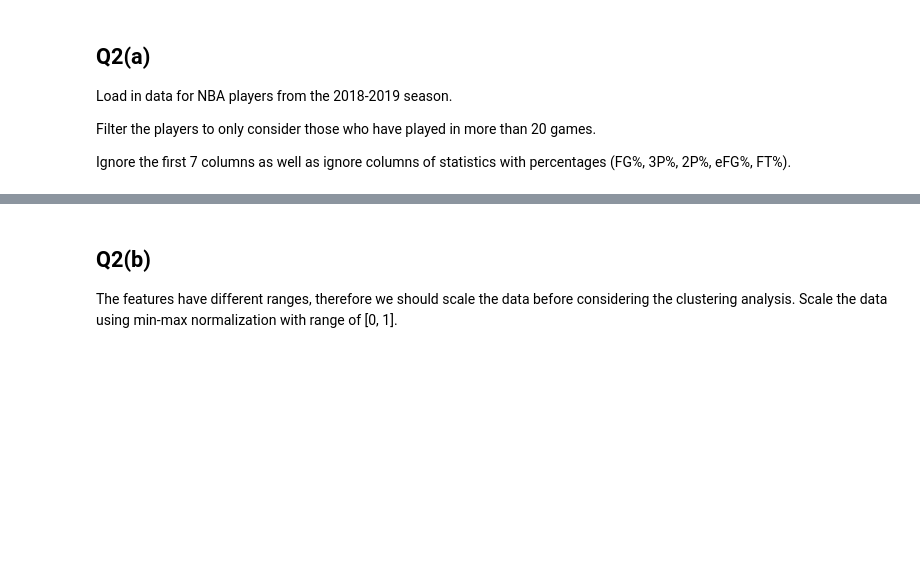
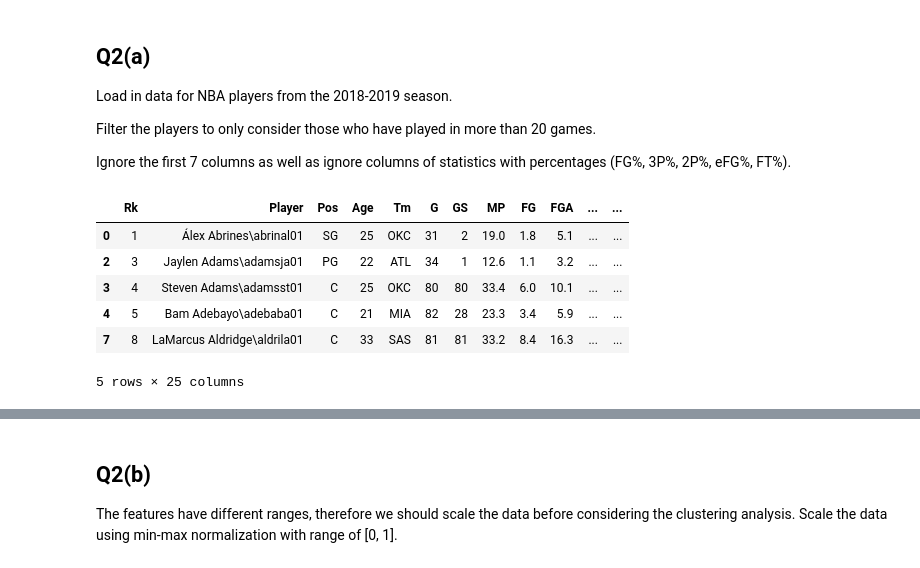
Before and after one commit to Spades5665/MTUClasses, a Jupyter notebook: CS4821-DataMining/a4/a4.ipynb, the cells around one changed output, grey strips where cells are left out. Saved outputs shown, nothing was run; the diff lists cells and outputs as text; code cells hidden in the pictures; blank space fills up the shorter version.

```diff
--- a/CS4821-DataMining/a4/a4.ipynb
+++ b/CS4821-DataMining/a4/a4.ipynb
@@ -280,12 +471,24 @@ Filter the players to only consider those who have played in more than 20 games.
 
 Ignore the first 7 columns as well as ignore columns of statistics with percentages (FG%, 3P%, 2P%, eFG%, FT%).
 # %%
-# Load in data and filter out requested rows and columns.
+# Load in data and filter out requested rows and columns
+nba = pd.read_csv("data/nba18-19.csv")
 
-nba = ...
+# Filter players who have played in more than 20 games
+nba = nba[nba['G'] > 20]
 
-
+# Ignore the first 7 columns and columns with percentages
+columns_to_ignore = ['FG%', '3P%', '2P%', 'eFG%', 'FT%']
+nba = nba.drop(columns=columns_to_ignore)
 
 nba.head()
+# %% [output]
+|  | Rk | Player | Pos | Age | Tm | G | GS | MP | FG | FGA | ... | ... |
+| 0 | 1 | Álex Abrines\abrinal01 | SG | 25 | OKC | 31 | 2 | 19.0 | 1.8 | 5.1 | ... | ... |
+| 2 | 3 | Jaylen Adams\adamsja01 | PG | 22 | ATL | 34 | 1 | 12.6 | 1.1 | 3.2 | ... | ... |
+| 3 | 4 | Steven Adams\adamsst01 | C | 25 | OKC | 80 | 80 | 33.4 | 6.0 | 10.1 | ... | ... |
+| 4 | 5 | Bam Adebayo\adebaba01 | C | 21 | MIA | 82 | 28 | 23.3 | 3.4 | 5.9 | ... | ... |
+| 7 | 8 | LaMarcus Aldridge\aldrila01 | C | 33 | SAS | 81 | 81 | 33.2 | 8.4 | 16.3 | ... | ... |
+5 rows × 25 columns
 # %%
 grader.check("q2a")
```
Also changed, not shown: parts of 29 cells of this notebook.
